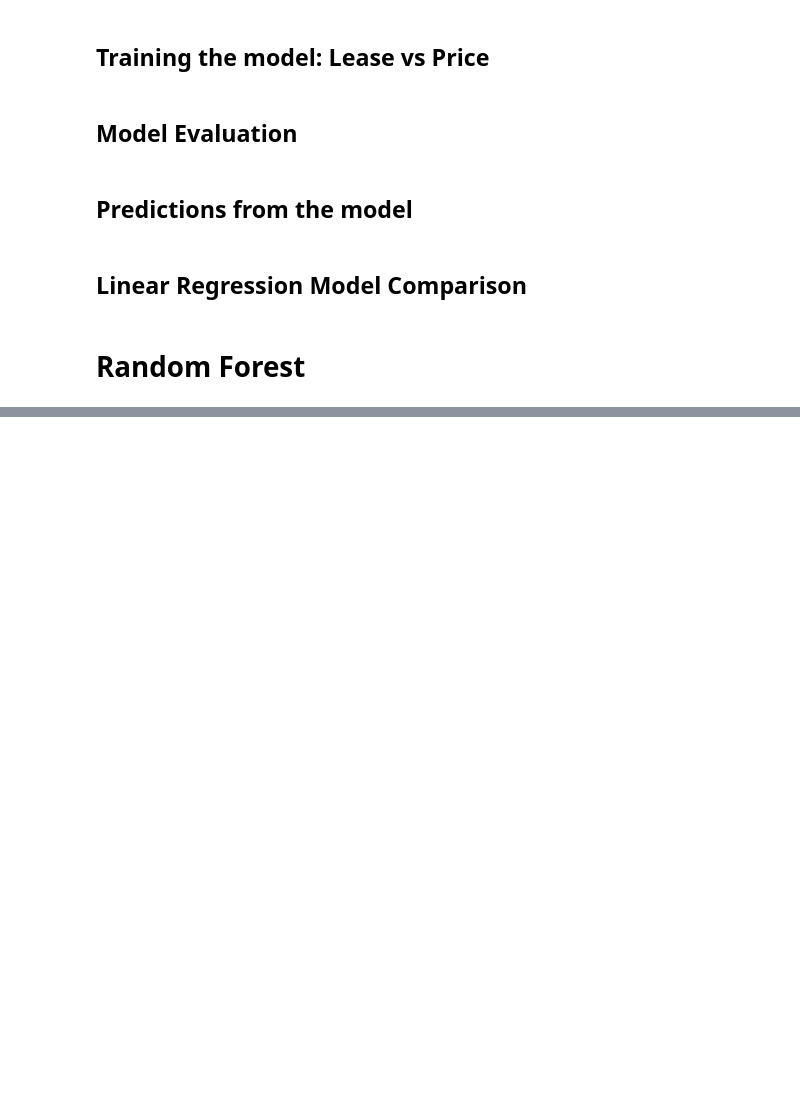
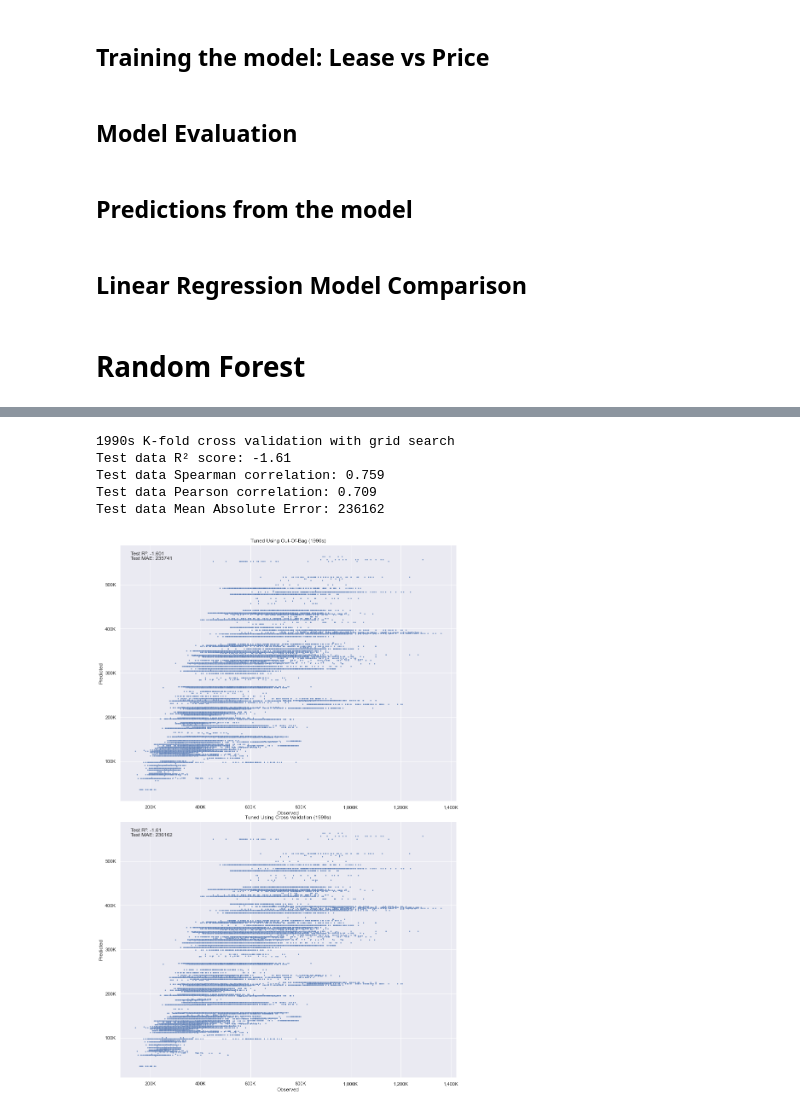
Before and after one commit to jastjs/SC1015-INTRO-TO-DATA-SCI-ART-INTELL, a Jupyter notebook: Project.ipynb, the cells around one changed output, grey strips where cells are left out. Drawn from its saved outputs; the diff is of its cells as text; code cells hidden in the pictures; blank space fills up the shorter version.

```diff
--- a/Project.ipynb
+++ b/Project.ipynb
@@ -792,10 +1199,11 @@ print(f'Out-of-bag R\u00b2 score estimate: {rf.oob_score_:>5.3}')
 # %%
-predicted_test = rf.predict(X_90)
-oob_test_score = r2_score(y_90['resale_price'], predicted_test)
-spearman = spearmanr(y_90['resale_price'], predicted_test)
-pearson = pearsonr(y_90['resale_price'], predicted_test)
-oob_mae = mean_absolute_error(y_90['resale_price'], predicted_test)
+predicted_test = rf.predict(X_20)
+oob_test_score = r2_score(y_20['resale_price'], predicted_test)
+spearman = spearmanr(y_20['resale_price'], predicted_test)
+pearson = pearsonr(y_20['resale_price'], predicted_test)
+oob_mae = mean_absolute_error(y_20['resale_price'], predicted_test)
 
+print(f'1990s Out-of-bag')
 print(f'Test data R\u00b2 score: {oob_test_score:>5.3}')
 print(f'Test data Spearman correlation: {spearman[0]:.3}')
 print(f'Test data Pearson correlation: {pearson[0]:.3}')
@@ -810,8 +1224,8 @@ param_grid = {
     'max_depth': [20], # max number of levels in each decision tree
     'min_samples_split': [15], # min number of data points placed in a node before the node is split
     'min_samples_leaf': [2]} # min number of data points allowed in a leaf node
-rfr =GridSearchCV(RandomForestRegressor(n_estimators = 500, n_jobs=-1, random_state=0),
+rfr =GridSearchCV(RandomForestRegressor(n_estimators = 100, n_jobs=-1, random_state=0),
                         param_grid, cv=10, scoring='r2', return_train_score=True)
 rfr.fit(X_90,np.ravel(y_90))
-print("Best parameters set found on Cross Validation:\n\n", rfr.best_params_)
-print("\nCross Validation R\u00b2 score:\n\n", rfr.best_score_.round(3))
+print("Best parameters set found on Cross Validation (1990s):\n\n", rfr.best_params_)
+print("\nCross Validation R\u00b2 score (1990s):\n\n", rfr.best_score_.round(3))
@@ -818,31 +1240,41 @@ print("\nCross Validation R\u00b2 score:\n\n", rfr.best_score_.round(3))
 # %%
-cv_predicted_test = rfr.predict(X_90)
-cv_test_score = r2_score(y_90['resale_price'], cv_predicted_test)
-spearman = spearmanr(y_90['resale_price'], cv_predicted_test)
-pearson = pearsonr(y_90['resale_price'], cv_predicted_test)
-cv_mae = mean_absolute_error(y_90['resale_price'], cv_predicted_test)
+cv_predicted_test = rfr.predict(X_20)
+cv_test_score = r2_score(y_20['resale_price'], cv_predicted_test)
+spearman = spearmanr(y_20['resale_price'], cv_predicted_test)
+pearson = pearsonr(y_20['resale_price'], cv_predicted_test)
+cv_mae = mean_absolute_error(y_20['resale_price'], cv_predicted_test)
+
+print(f'1990s K-fold cross validation with grid search')
 print(f'Test data R\u00b2 score: {cv_test_score:>5.3}')
 print(f'Test data Spearman correlation: {spearman[0]:.3}')
 print(f'Test data Pearson correlation: {pearson[0]:.3}')
 print(f'Test data Mean Absolute Error: {round(cv_mae)}')
+# %% [output]
+1990s K-fold cross validation with grid search
+Test data R² score: -1.61
+Test data Spearman correlation: 0.759
+Test data Pearson correlation: 0.709
+Test data Mean Absolute Error: 236162
 # %%
-fig = plt.figure(figsize=(13,4))
+fig = plt.figure(figsize=(13,20))
 
-ax1 = plt.subplot(121)
-ax1 = sns.scatterplot(x=y_90['resale_price'], y=predicted_test, edgecolors='w', alpha=0.9, s=8)
+ax1 = plt.subplot(2,1,1)
+ax1 = sns.scatterplot(x=y_20['resale_price'], y=predicted_test, edgecolors='w', alpha=0.9, s=8)
 ax1.set_xlabel('Observed'), ax1.set_xticklabels(['{:,.0f}'.format(x) + 'K' for x in ax1.get_xticks()/1000])
 ax1.set_ylabel('Predicted'), ax1.set_yticklabels(['{:,.0f}'.format(x) + 'K' for x in ax1.get_yticks()/1000])
 ax1.annotate('Test R\u00b2: ' + str(round(oob_test_score,3)) + '\nTest MAE: ' + str(round(oob_mae)), xy=(0, 1), xytext=(25, -35),
     xycoords='axes fraction', textcoords='offset points', fontsize=12)
-ax1.set_title('Tuned Using Out-Of-Bag')
+ax1.set_title('Tuned Using Out-Of-Bag (1990s)')
 
-ax2 = plt.subplot(122)
-ax2 = sns.scatterplot(x=y_90['resale_price'], y=cv_predicted_test, edgecolors='w', alpha=0.9, s=8)
+ax2 = plt.subplot(2,1,2)
+ax2 = sns.scatterplot(x=y_20['resale_price'], y=cv_predicted_test, edgecolors='w', alpha=0.9, s=8)
 ax2.set_xlabel('Observed'), ax2.set_xticklabels(['{:,.0f}'.format(x) + 'K' for x in ax2.get_xticks()/1000])
 ax2.set_ylabel('Predicted'), ax2.set_yticklabels(['{:,.0f}'.format(x) + 'K' for x in ax2.get_yticks()/1000])
 ax2.annotate('Test R\u00b2: ' + str(round(cv_test_score,3)) + '\nTest MAE: ' + str(round(cv_mae)), xy=(0, 1), xytext=(25, -35),
     xycoords='axes fraction', textcoords='offset points', fontsize=12)
-ax2.set_title('Tuned Using Cross Validation')
+ax2.set_title('Tuned Using Cross Validation (1990s)')
 plt.tight_layout(pad=0, rect=[0, 0, 0.9, 0.9])
 plt.show()
+# %% [output]
+[figure, added]
 # %%
```
Also changed, not shown: parts of 81 cells of this notebook.
